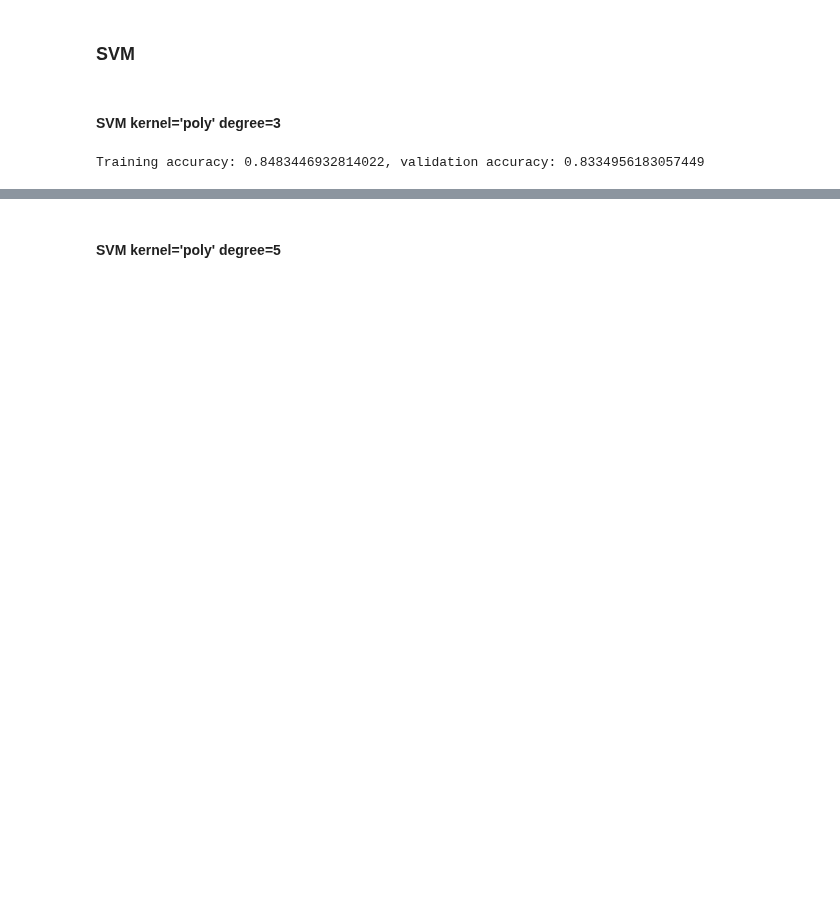
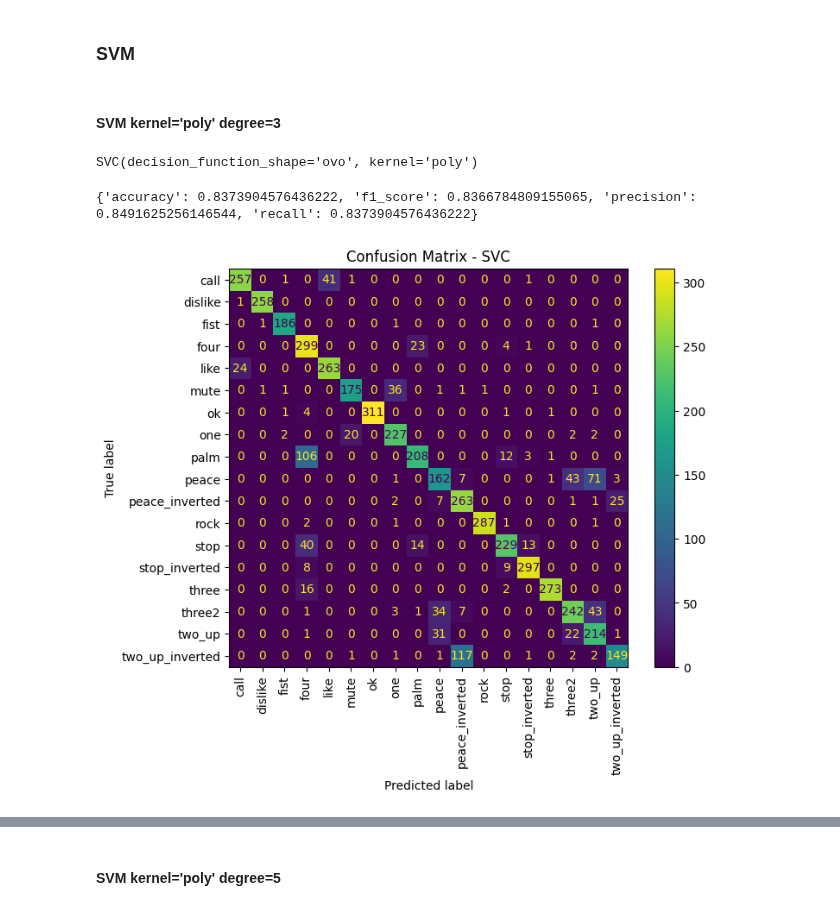
Before and after one commit to PeterPHF/Hand-Gesture-Classification, a Jupyter notebook: notebooks/hand_gestures_classification.ipynb, the cells around one changed output, grey strips where cells are left out. Cells and saved outputs as stored; diff of their text form; code cells hidden in the pictures; blank space fills up the shorter version.

```diff
--- a/notebooks/hand_gestures_classification.ipynb
+++ b/notebooks/hand_gestures_classification.ipynb
@@ -320,12 +362,16 @@ Session Finished: xgb_default (ID: 5df5ef5c14954733aa4c9bb34da15206)
 #### SVM kernel='poly' degree=3
 # %%
 from sklearn.svm import SVC
-# from sklearn.
+
 svc = SVC(kernel='poly', decision_function_shape='ovo')
 svc.fit(x_train_prep, y_train)
-print(f"Training accuracy: {svc.score(x_train_prep, y_train)}, validation accuracy: {svc.score(x_valid_prep, y_valid)}")
 # %% [output]
-Training accuracy: 0.8483446932814022, validation accuracy: 0.8334956183057449
+SVC(decision_function_shape='ovo', kernel='poly')
+# %%
+show_metrics(svc, x_test_prep, y_test)
+# %% [output]
+{'accuracy': 0.8373904576436222, 'f1_score': 0.8366784809155065, 'precision': 0.8491625256146544, 'recall': 0.8373904576436222}
+[figure, added]
 # %%
 y_test_pred = svc.predict(x_test_prep)
 log_to_mlflow(
```
Also changed, not shown: parts of 37 cells of this notebook.
